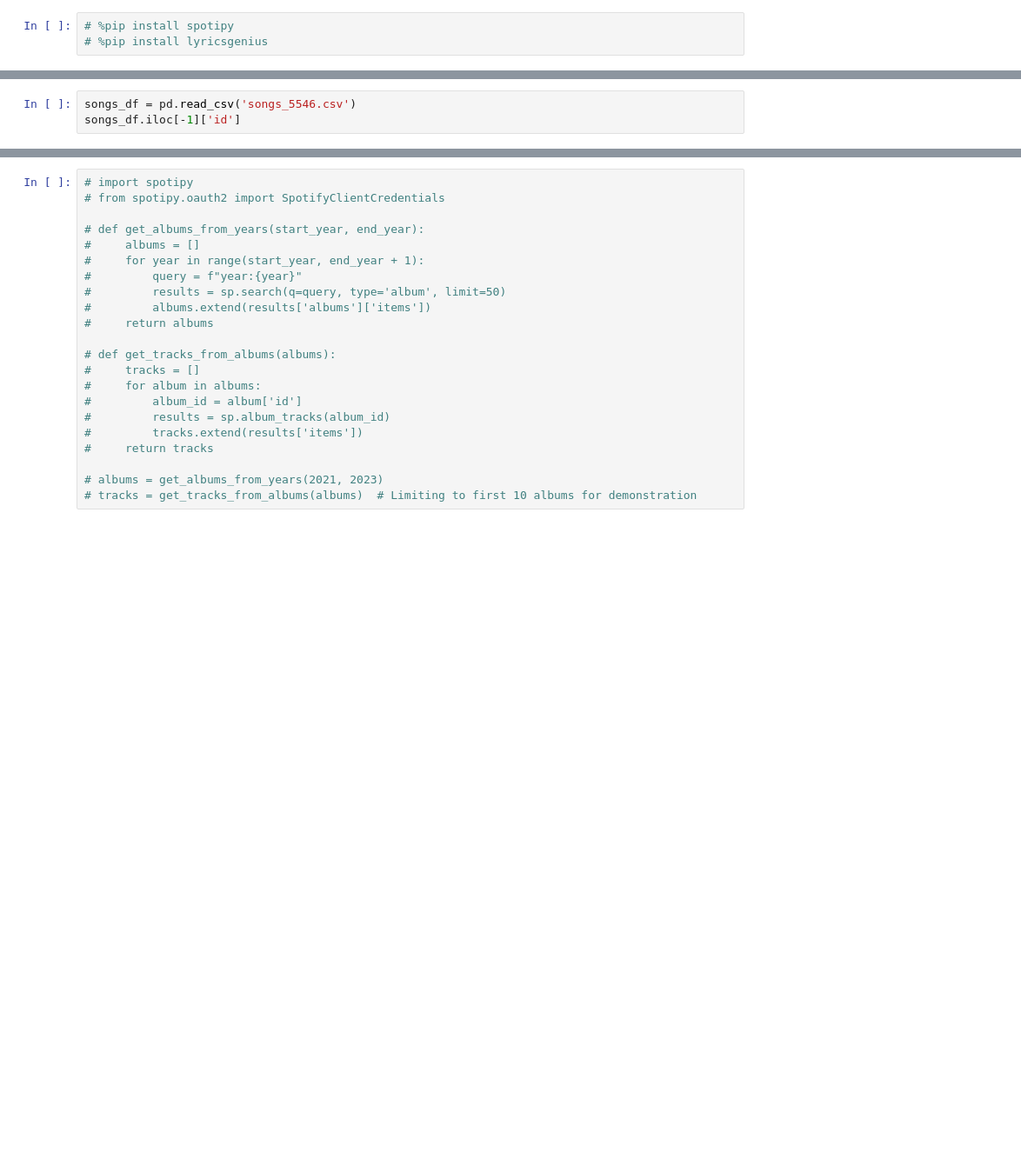
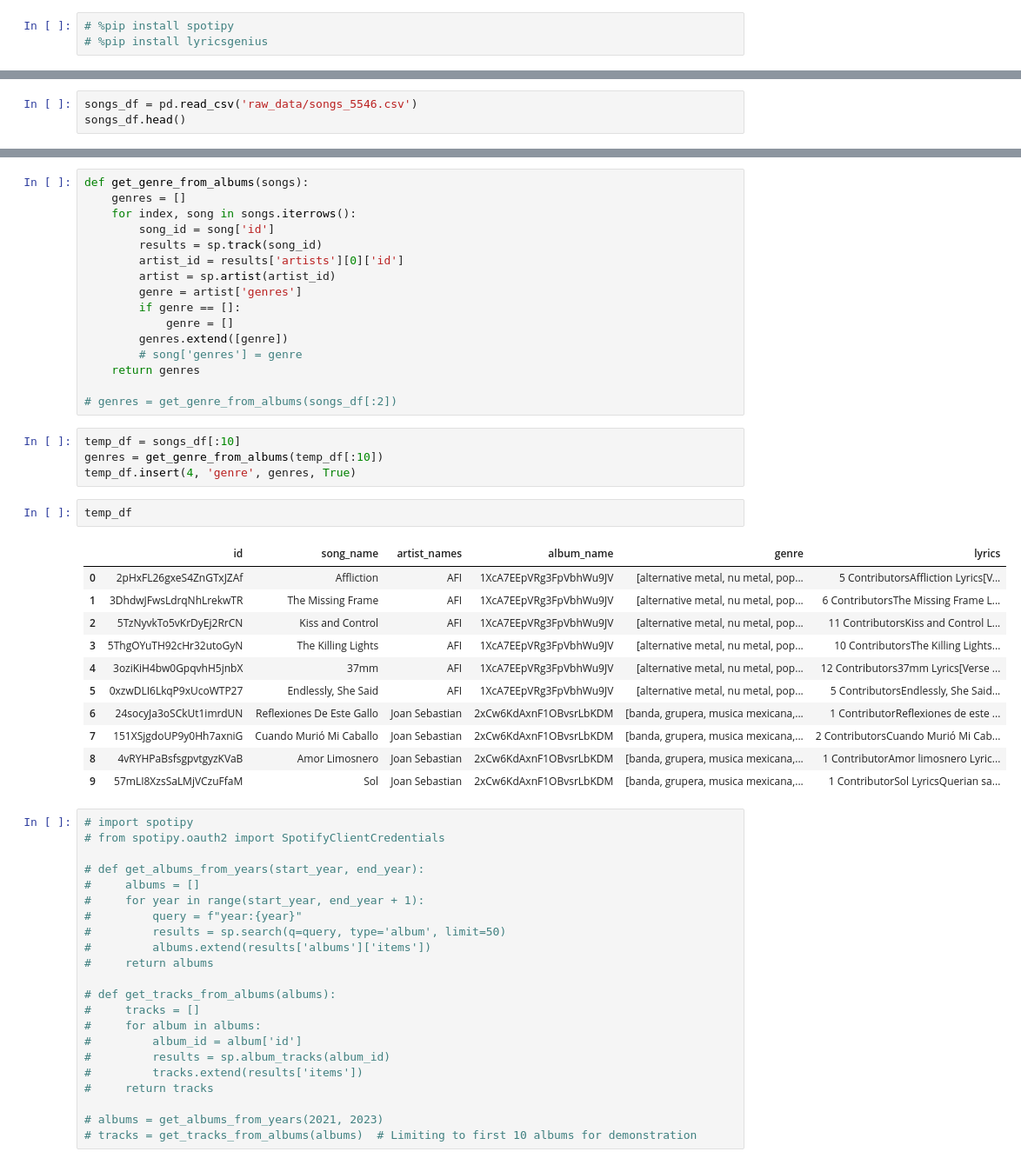
Before and after one commit to lilylovewatermelon/631-IR-project, a Jupyter notebook: spotify.ipynb, the cells around one changed output, grey strips where cells are left out. Shown at 87% size. Drawn from its saved outputs; the diff is of its cells as text; blank space fills up the shorter version.

Commit message:
get genres

```diff
--- a/spotify.ipynb
+++ b/spotify.ipynb
@@ -19,4 +29,4 @@ genius = lyricsgenius.Genius("0rQiPyBSIwslr-BLd9KjKg516j5e2Le06P4YCyCnnF58x_0HWu
 # %%
-songs_df = pd.read_csv('songs_5546.csv')
-songs_df.iloc[-1]['id']
+songs_df = pd.read_csv('raw_data/songs_5546.csv')
+songs_df.head()
 # %% [output]
@@ -24,3 +55,37 @@ songs_df.iloc[-1]['id']
+# %%
+def get_genre_from_albums(songs):
+    genres = []
+    for index, song in songs.iterrows():
+        song_id = song['id']
+        results = sp.track(song_id)
+        artist_id = results['artists'][0]['id']
+        artist = sp.artist(artist_id)
+        genre = artist['genres']
+        if genre == []:
+            genre = []
+        genres.extend([genre])
+        # song['genres'] = genre
+    return genres
+
+# genres = get_genre_from_albums(songs_df[:2])
+# %%
+temp_df = songs_df[:10]
+genres = get_genre_from_albums(temp_df[:10])
+temp_df.insert(4, 'genre', genres, True)
+# %%
+temp_df
+# %% [output]
+|  | id | song_name | artist_names | album_name | genre | lyrics |
+| 0 | 2pHxFL26gxeS4ZnGTxJZAf | Affliction | AFI | 1XcA7EEpVRg3FpVbhWu9JV | [alternative metal, nu metal, pop... | 5 ContributorsAffliction Lyrics[V... |
+| 1 | 3DhdwJFwsLdrqNhLrekwTR | The Missing Frame | AFI | 1XcA7EEpVRg3FpVbhWu9JV | [alternative metal, nu metal, pop... | 6 ContributorsThe Missing Frame L... |
+| 2 | 5TzNyvkTo5vKrDyEj2RrCN | Kiss and Control | AFI | 1XcA7EEpVRg3FpVbhWu9JV | [alternative metal, nu metal, pop... | 11 ContributorsKiss and Control L... |
+| 3 | 5ThgOYuTH92cHr32utoGyN | The Killing Lights | AFI | 1XcA7EEpVRg3FpVbhWu9JV | [alternative metal, nu metal, pop... | 10 ContributorsThe Killing Lights... |
+| 4 | 3oziKiH4bw0GpqvhH5jnbX | 37mm | AFI | 1XcA7EEpVRg3FpVbhWu9JV | [alternative metal, nu metal, pop... | 12 Contributors37mm Lyrics[Verse ... |
+| 5 | 0xzwDLI6LkqP9xUcoWTP27 | Endlessly, She Said | AFI | 1XcA7EEpVRg3FpVbhWu9JV | [alternative metal, nu metal, pop... | 5 ContributorsEndlessly, She Said... |
+| 6 | 24socyJa3oSCkUt1imrdUN | Reflexiones De Este Gallo | Joan Sebastian | 2xCw6KdAxnF1OBvsrLbKDM | [banda, grupera, musica mexicana,... | 1 ContributorReflexiones de este ... |
+| 7 | 151XSjgdoUP9y0Hh7axniG | Cuando Murió Mi Caballo | Joan Sebastian | 2xCw6KdAxnF1OBvsrLbKDM | [banda, grupera, musica mexicana,... | 2 ContributorsCuando Murió Mi Cab... |
+| 8 | 4vRYHPaBsfsgpvtgyzKVaB | Amor Limosnero | Joan Sebastian | 2xCw6KdAxnF1OBvsrLbKDM | [banda, grupera, musica mexicana,... | 1 ContributorAmor limosnero Lyric... |
+| 9 | 57mLI8XzsSaLMjVCzuFfaM | Sol | Joan Sebastian | 2xCw6KdAxnF1OBvsrLbKDM | [banda, grupera, musica mexicana,... | 1 ContributorSol LyricsQuerian sa... |
 # %%
 # import spotipy
 # from spotipy.oauth2 import SpotifyClientCredentials
```
Also changed, not shown: parts of 3 cells of this notebook, 2 other files.
